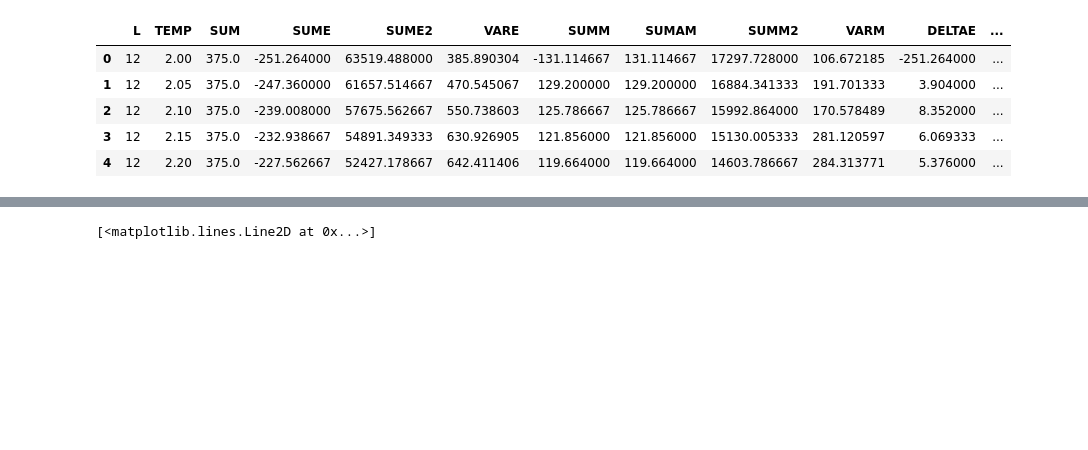
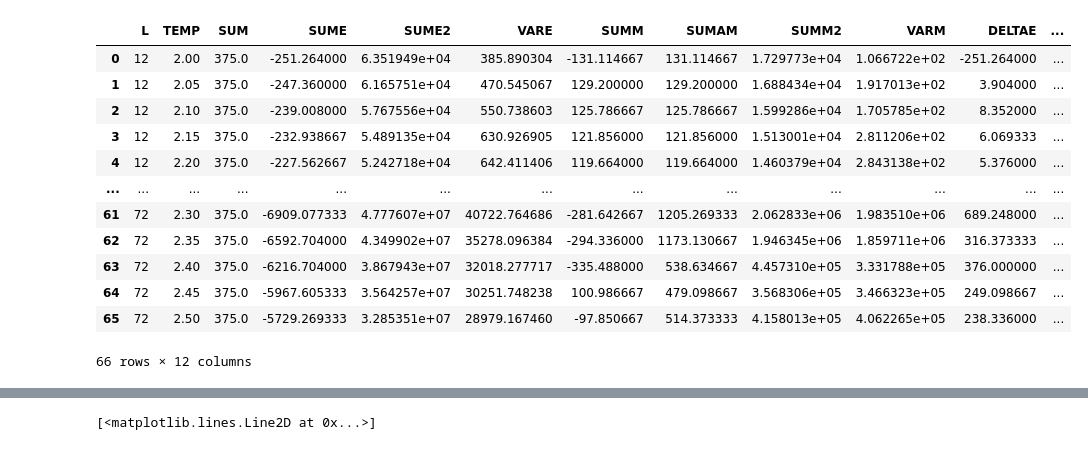
Before and after one commit to pau-torrente/FCTF_tardor_2022, a Jupyter notebook: sessio4/data_merger.ipynb, the cells around one changed output, grey strips where cells are left out. Cells and saved outputs as stored; diff of their text form; code cells hidden in the pictures; blank space fills up the shorter version.

```diff
--- a/sessio4/data_merger.ipynb
+++ b/sessio4/data_merger.ipynb
@@ -1,14 +1,21 @@
 # %%
 import pandas as pd
 
 columns = 'L TEMP SUM SUME SUME2 VARE SUMM SUMAM SUMM2 VARM DELTAE DELTAT'
 data = pd.read_csv('pau_torrente_badia.res', header = None, delim_whitespace=True, names = columns.split(' '))
 
-data.head()
+data.sort_values(by=['L','TEMP'])
 # %% [output]
 |  | L | TEMP | SUM | SUME | SUME2 | VARE | SUMM | SUMAM | SUMM2 | VARM | DELTAE | ... |
-| 0 | 12 | 2.00 | 375.0 | -251.264000 | 63519.488000 | 385.890304 | -131.114667 | 131.114667 | 17297.728000 | 106.672185 | -251.264000 | ... |
-| 1 | 12 | 2.05 | 375.0 | -247.360000 | 61657.514667 | 470.545067 | 129.200000 | 129.200000 | 16884.341333 | 191.701333 | 3.904000 | ... |
-| 2 | 12 | 2.10 | 375.0 | -239.008000 | 57675.562667 | 550.738603 | 125.786667 | 125.786667 | 15992.864000 | 170.578489 | 8.352000 | ... |
-| 3 | 12 | 2.15 | 375.0 | -232.938667 | 54891.349333 | 630.926905 | 121.856000 | 121.856000 | 15130.005333 | 281.120597 | 6.069333 | ... |
-| 4 | 12 | 2.20 | 375.0 | -227.562667 | 52427.178667 | 642.411406 | 119.664000 | 119.664000 | 14603.786667 | 284.313771 | 5.376000 | ... |
+| 0 | 12 | 2.00 | 375.0 | -251.264000 | 6.351949e+04 | 385.890304 | -131.114667 | 131.114667 | 1.729773e+04 | 1.066722e+02 | -251.264000 | ... |
+| 1 | 12 | 2.05 | 375.0 | -247.360000 | 6.165751e+04 | 470.545067 | 129.200000 | 129.200000 | 1.688434e+04 | 1.917013e+02 | 3.904000 | ... |
+| 2 | 12 | 2.10 | 375.0 | -239.008000 | 5.767556e+04 | 550.738603 | 125.786667 | 125.786667 | 1.599286e+04 | 1.705785e+02 | 8.352000 | ... |
+| 3 | 12 | 2.15 | 375.0 | -232.938667 | 5.489135e+04 | 630.926905 | 121.856000 | 121.856000 | 1.513001e+04 | 2.811206e+02 | 6.069333 | ... |
+| 4 | 12 | 2.20 | 375.0 | -227.562667 | 5.242718e+04 | 642.411406 | 119.664000 | 119.664000 | 1.460379e+04 | 2.843138e+02 | 5.376000 | ... |
+| ... | ... | ... | ... | ... | ... | ... | ... | ... | ... | ... | ... | ... |
+| 61 | 72 | 2.30 | 375.0 | -6909.077333 | 4.777607e+07 | 40722.764686 | -281.642667 | 1205.269333 | 2.062833e+06 | 1.983510e+06 | 689.248000 | ... |
+| 62 | 72 | 2.35 | 375.0 | -6592.704000 | 4.349902e+07 | 35278.096384 | -294.336000 | 1173.130667 | 1.946345e+06 | 1.859711e+06 | 316.373333 | ... |
+| 63 | 72 | 2.40 | 375.0 | -6216.704000 | 3.867943e+07 | 32018.277717 | -335.488000 | 538.634667 | 4.457310e+05 | 3.331788e+05 | 376.000000 | ... |
+| 64 | 72 | 2.45 | 375.0 | -5967.605333 | 3.564257e+07 | 30251.748238 | 100.986667 | 479.098667 | 3.568306e+05 | 3.466323e+05 | 249.098667 | ... |
+| 65 | 72 | 2.50 | 375.0 | -5729.269333 | 3.285351e+07 | 28979.167460 | -97.850667 | 514.373333 | 4.158013e+05 | 4.062265e+05 | 238.336000 | ... |
+66 rows × 12 columns
```
Also changed, not shown: parts of 4 cells of this notebook, 6 other files.
